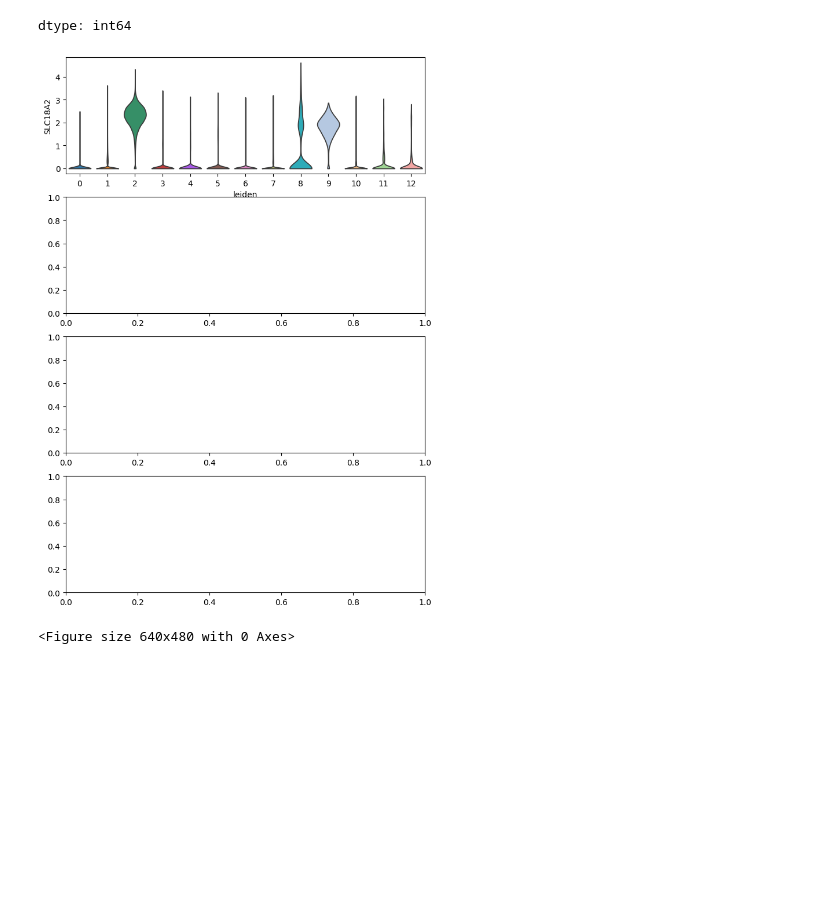
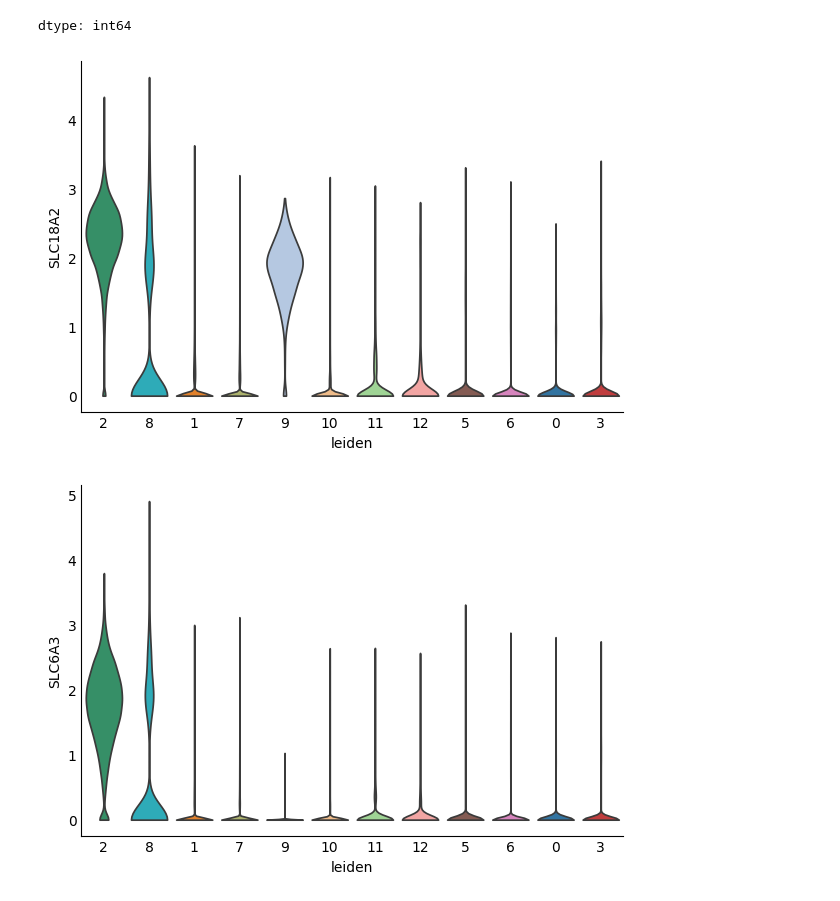
Before and after one commit to sean-otoole/HODD, a Jupyter notebook: parkinsons_project.ipynb, the cells around one changed output. Saved outputs shown, nothing was run; the diff lists cells and outputs as text; code cells hidden in the pictures; blank space fills up the shorter version.

```diff
--- a/parkinsons_project.ipynb
+++ b/parkinsons_project.ipynb
@@ -185,27 +183,30 @@ dtype: int64
 # %%
 import matplotlib.pyplot as plt
 import scanpy as sc
 
 # List of marker genes (replace with your genes of interest)
-marker_genes = ["SLC18A2", "SLC6A3", "TH", "RBFOX3"]
+marker_genes = ["SLC18A2", "SLC6A3", "TH", "RBFOX3","AQP4", "CX3CR1", "VCAN", "OLIG1", "CLDN5"]
 
-# Create subplots manually
-fig, axes = plt.subplots(len(marker_genes), 1, figsize=(8, len(marker_genes) * 3))
+groupby_order = ['2', '8', '1','7','9','10','11','12','5','6','0','3']
 
-# Create violin plots for each gene
+# Create individual violin plots for each gene
 for i, gene in enumerate(marker_genes):
-    # Create the violin plot for the current gene
-    sc.pl.violin(adata,
-                 keys=gene,                    # Gene of interest
-                 groupby="leiden",              # Grouping by clusters
-                 stripplot=False,               # Disable stripplot (no points)
-                 jitter=0.4,                    # Adjust jitter for stripplot
-                 size=20,                       # Adjust plot size
-                 ax=axes[i])                    # Specify the axis to use
+    # Create the plot for the current gene and store the axes object
+    ax = sc.pl.violin(adata,
+                      keys=gene,                    # Gene of interest
+                      groupby="leiden",              # Grouping by clusters
+                      stripplot=False,               # Disable stripplot (no points)
+                      jitter=0.4,                    # Adjust jitter for stripplot
+                      size=10,                       # Adjust plot size (reduce size to halve the height)
+                      order=groupby_order,           # Sets the order of the clusters
+                      show=False)                    # Avoid immediate display
 
-# Adjust layout to avoid overlap
-plt.tight_layout()
-plt.show()
+    # Remove the top and right spines (bounding box lines)
+    ax.spines['top'].set_visible(False)
+    ax.spines['right'].set_visible(False)
+
+    # Optionally, remove ticks from the top and right side
+    ax.tick_params(axis='both', which='both', length=0)  # Remove ticks from top and right
 # %% [output]
-[figure, old version]
+[figure, new version]
-<Figure size 640x480 with 0 Axes>
+[figure, added]
```
Also changed, not shown: parts of 2 cells of this notebook.
